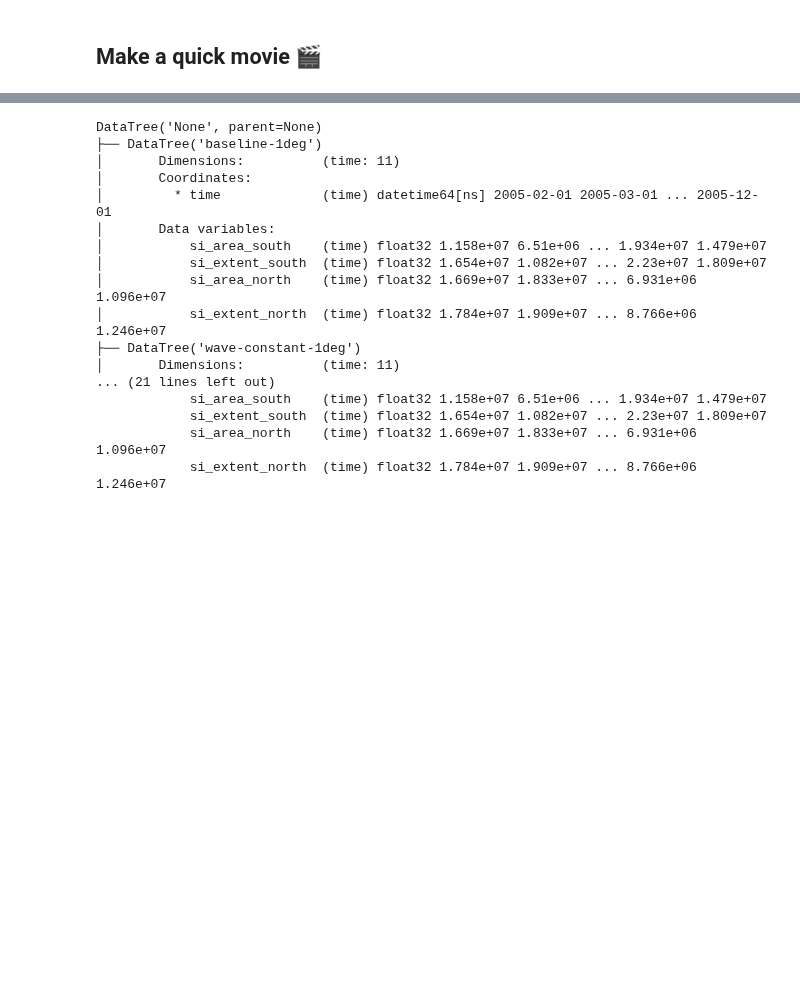
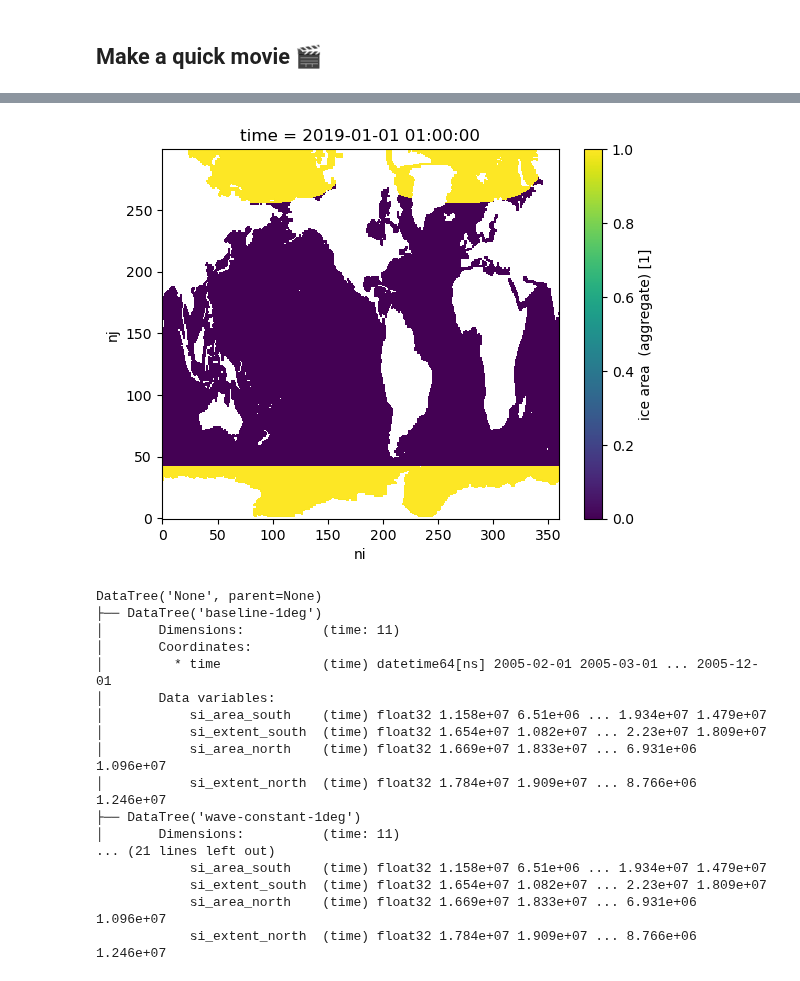
Before and after one commit to NoahDay/access-om3-analysis, a Jupyter notebook: CICE6_standalone.ipynb, the cells around one changed output, grey strips where cells are left out. Cells and saved outputs as stored; diff of their text form; code cells hidden in the pictures; blank space fills up the shorter version.

```diff
--- a/CICE6_standalone.ipynb
+++ b/CICE6_standalone.ipynb
@@ -36,13 +36,13 @@ def get_path(experiments):
     if "gadi" in hostname:
         machine = "gadi"
         path = "/g/data/ps29/nd0349/runs/cice6/"
-        fig_path = "/home/566/nd0349/access-om3-analysis/figures"
+        fig_path = "/home/566/nd0349/access-om3-analysis/figures/"
     elif "setonix" in hostname:
         machine = "setonix"
     else:
         machine = "noahday"
         path = "/Users/noahday/GitHub/cice-dev/cice-dirs/runs/"
-        fig_path = "/Users/noahday/GitHub/access-om3-analysis/figures"
+        fig_path = "/Users/noahday/GitHub/access-om3-analysis/figures/"
 
     print(f"Running on {machine}")
 
@@ -161,5 +157,5 @@ path
 # %%
-time_idx = -1 # 2 = Feb
+time_idx = 1 # 2 = Feb
 
 
 for i, iGroup in enumerate(dt.groups[1:]):
@@ -284,6 +275,6 @@ def fancier_plot(ds_sel, time, var, hemisphere="south"):
         image = iio.imread(buf.getvalue())
     return image
 # %%
-client = Client(threads_per_worker = 1)
+client = Client(threads_per_worker=1, memory_limit=0)
 client
 # %% [output]
@@ -294,7 +285,7 @@ import calendar
 month = 2
 
 model_name = 'cice6'
-var = "fsdrad"
+var = "aice"
 hemisphere = "south"
 
 for i, iGroup in enumerate(dt.groups[1:]):
@@ -322,5 +313,11 @@ Wall time: 15 s
 
 # ds_tmp['fsdrad'].where(ice_mask, drop=True).isel(time=0).plot()
+# %%
+%matplotlib inline
+ds_tmp['aice'].isel(time=0).plot()
+plt.show()
+# %% [output]
+[figure, added]
 # %%
 # @map_over_subtree
 # def sea_ice_area_model(ds, hemisphere="south"):
```
Also changed, not shown: parts of 7 cells of this notebook.
